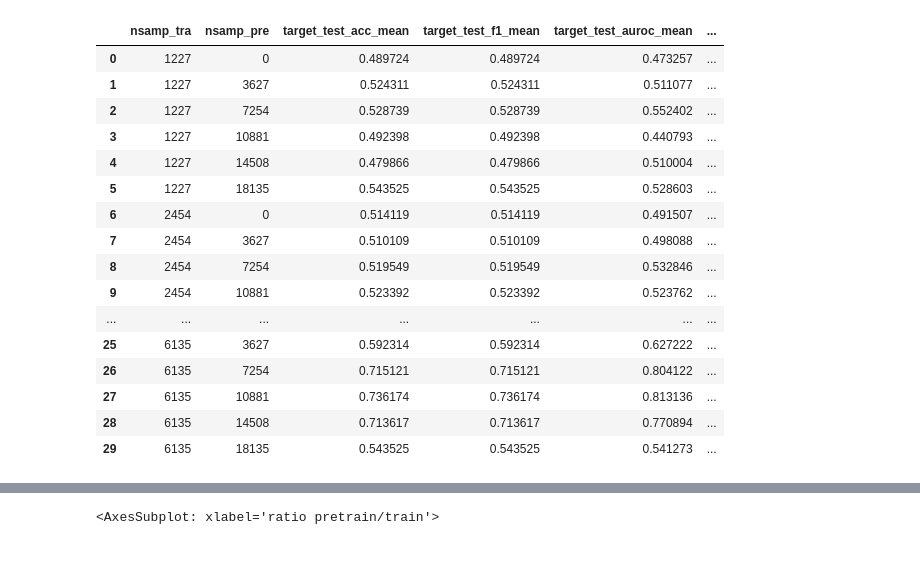
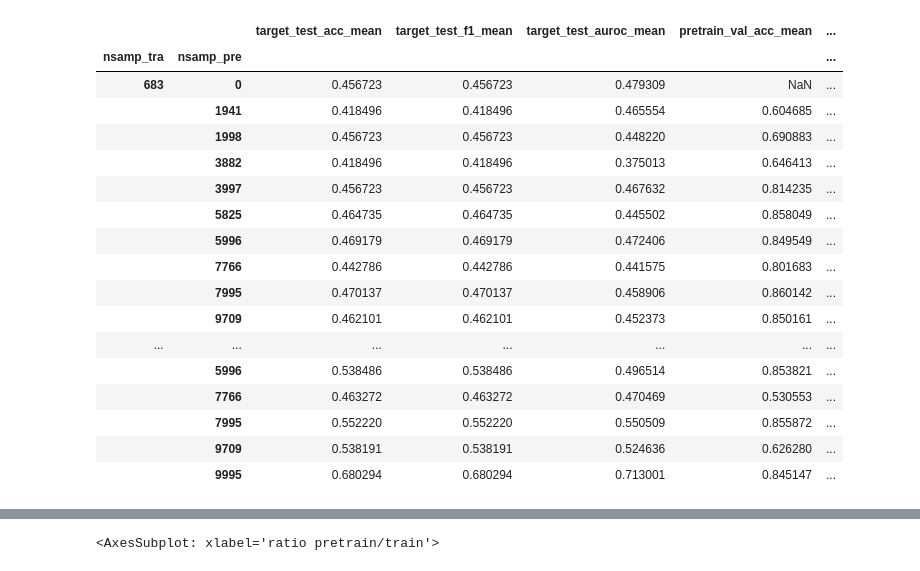
Before and after one commit to mbisan/s3ts, a Jupyter notebook: graphs.ipynb, the cells around one changed output, grey strips where cells are left out. Cells and saved outputs as stored; diff of their text form; code cells hidden in the pictures.

```diff
--- a/graphs.ipynb
+++ b/graphs.ipynb
@@ -8,7 +8,7 @@ import numpy as np
 import itertools
 # %%
 folder = Path("results_synced/atlas_ratio/")
-datasets = ["GunPoint"]#, "Coffee"]
+datasets = ["GunPoint", "Coffee"]
 encoders = ["CNN_DFS"]
 folds = 5
 
@@ -19,7 +19,7 @@ for dataset, encoder in itertools.product(datasets, encoders):
     dfs.append(pd.concat([pd.read_csv(p) for p in paths]))
 df = pd.concat(dfs, ignore_index=True)
 # %%
-ds = "GunPoint"
+ds = "Coffee"
 df = df[df["dataset"] == ds]
 df.groupby(["nsamp_tra", "nsamp_pre"]).mean()
 # %% [output]
@@ -43,0 +44,8 @@ df.groupby(["nsamp_tra", "nsamp_pre"]).mean()
+# %%
+
+cols = [c for c in df.columns if ("target_test" in c) or (("pretrain_val" in c) )]
+xd0 = df[df["pretrained"] == False].groupby(["nsamp_tra"])[cols].mean()
+xd1 = df.groupby(["nsamp_tra", "nsamp_pre"])[cols].max()
+xd2 = df.groupby(["nsamp_tra", "nsamp_pre"])[cols].std()
+print(df["nsamp_pre"].unique())
+xd0
@@ -44,30 +61,28 @@ df.groupby(["nsamp_tra", "nsamp_pre"]).mean()
 # %%
-cols = [c for c in df.columns if ("target_test" in c) or (("pretrain_val" in c) )]
-xd1 = df.groupby(["nsamp_tra", "nsamp_pre"])[cols].mean()
-xd2 = df.groupby(["nsamp_tra", "nsamp_pre"])[cols].std()
 xd1.columns = [c + "_mean" for c in xd1.columns]
 xd2.columns = [c + "_std" for c in xd2.columns]
 xd = pd.concat([xd1, xd2], axis=1).reset_index()
 xd.replace(np.NaN, 0, inplace=True)
-xd
+xd1
 # %% [output]
-|  | nsamp_tra | nsamp_pre | target_test_acc_mean | target_test_f1_mean | target_test_auroc_mean | ... |
-| 0 | 1227 | 0 | 0.489724 | 0.489724 | 0.473257 | ... |
-| 1 | 1227 | 3627 | 0.524311 | 0.524311 | 0.511077 | ... |
-| 2 | 1227 | 7254 | 0.528739 | 0.528739 | 0.552402 | ... |
-| 3 | 1227 | 10881 | 0.492398 | 0.492398 | 0.440793 | ... |
-| 4 | 1227 | 14508 | 0.479866 | 0.479866 | 0.510004 | ... |
-| 5 | 1227 | 18135 | 0.543525 | 0.543525 | 0.528603 | ... |
-| 6 | 2454 | 0 | 0.514119 | 0.514119 | 0.491507 | ... |
-| 7 | 2454 | 3627 | 0.510109 | 0.510109 | 0.498088 | ... |
-| 8 | 2454 | 7254 | 0.519549 | 0.519549 | 0.532846 | ... |
-| 9 | 2454 | 10881 | 0.523392 | 0.523392 | 0.523762 | ... |
+|  |  | target_test_acc_mean | target_test_f1_mean | target_test_auroc_mean | pretrain_val_acc_mean | ... |
+| nsamp_tra | nsamp_pre |  |  |  |  | ... |
+| 683 | 0 | 0.456723 | 0.456723 | 0.479309 | NaN | ... |
+|  | 1941 | 0.418496 | 0.418496 | 0.465554 | 0.604685 | ... |
+|  | 1998 | 0.456723 | 0.456723 | 0.448220 | 0.690883 | ... |
+|  | 3882 | 0.418496 | 0.418496 | 0.375013 | 0.646413 | ... |
+|  | 3997 | 0.456723 | 0.456723 | 0.467632 | 0.814235 | ... |
+|  | 5825 | 0.464735 | 0.464735 | 0.445502 | 0.858049 | ... |
+|  | 5996 | 0.469179 | 0.469179 | 0.472406 | 0.849549 | ... |
+|  | 7766 | 0.442786 | 0.442786 | 0.441575 | 0.801683 | ... |
+|  | 7995 | 0.470137 | 0.470137 | 0.458906 | 0.860142 | ... |
+|  | 9709 | 0.462101 | 0.462101 | 0.452373 | 0.850161 | ... |
 | ... | ... | ... | ... | ... | ... | ... |
-| 25 | 6135 | 3627 | 0.592314 | 0.592314 | 0.627222 | ... |
-| 26 | 6135 | 7254 | 0.715121 | 0.715121 | 0.804122 | ... |
-| 27 | 6135 | 10881 | 0.736174 | 0.736174 | 0.813136 | ... |
-| 28 | 6135 | 14508 | 0.713617 | 0.713617 | 0.770894 | ... |
-| 29 | 6135 | 18135 | 0.543525 | 0.543525 | 0.541273 | ... |
+|  | 5996 | 0.538486 | 0.538486 | 0.496514 | 0.853821 | ... |
+|  | 7766 | 0.463272 | 0.463272 | 0.470469 | 0.530553 | ... |
+|  | 7995 | 0.552220 | 0.552220 | 0.550509 | 0.855872 | ... |
+|  | 9709 | 0.538191 | 0.538191 | 0.524636 | 0.626280 | ... |
+|  | 9995 | 0.680294 | 0.680294 | 0.713001 | 0.845147 | ... |
 # %%
 df: pd.DataFrame = xd
 
```
Also changed, not shown: parts of 4 cells of this notebook, 7 other files.
